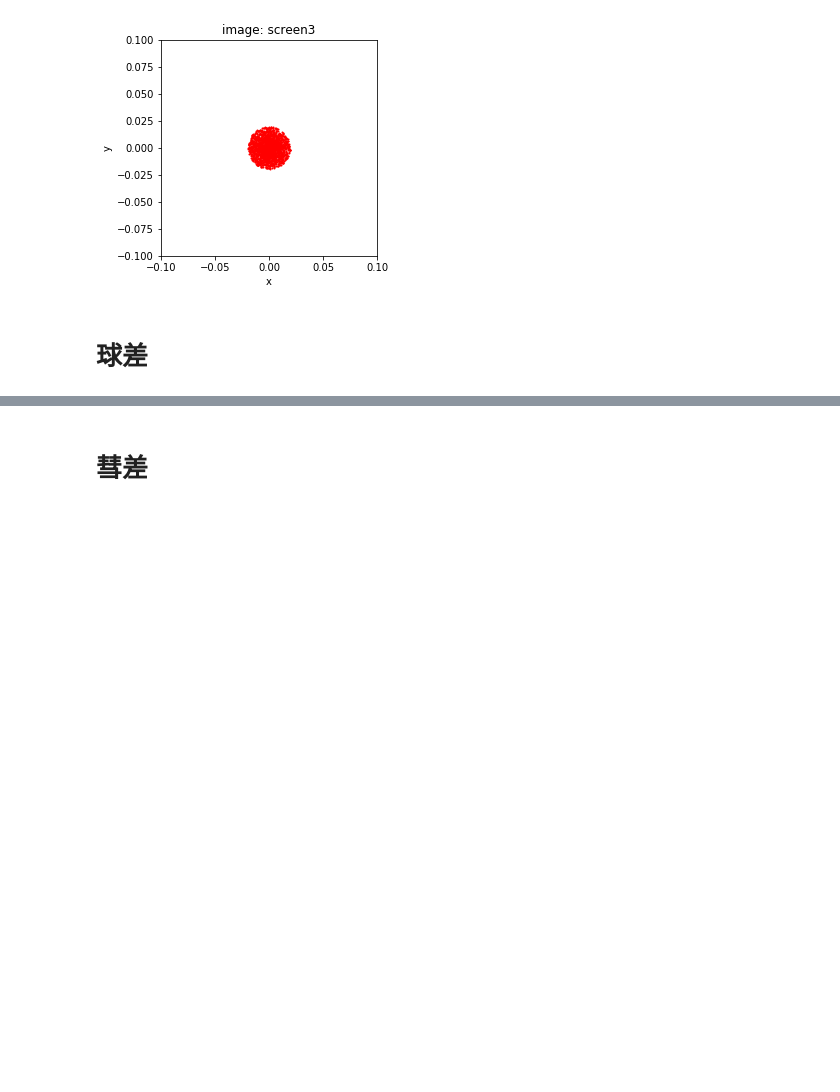
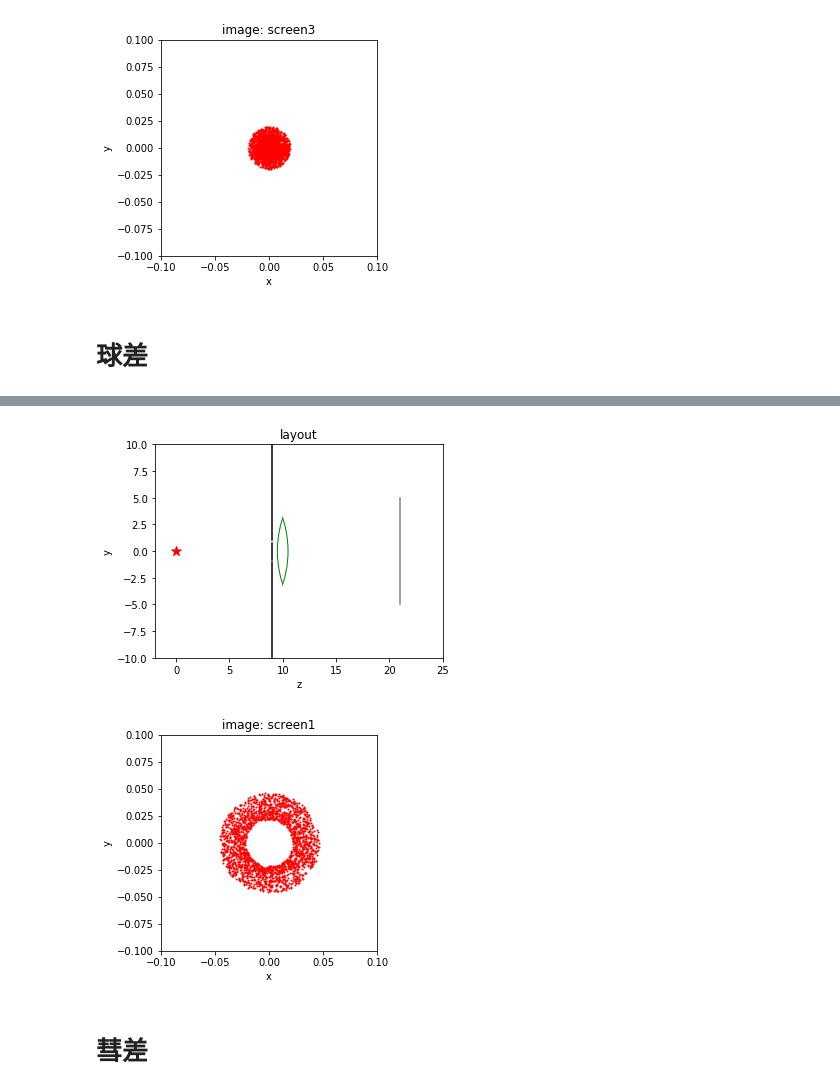
Before and after one commit to lhprojects/blog, a Jupyter notebook: JupyterNotebooks/SimpleRayTracing.ipynb, the cells around one changed output, grey strips where cells are left out. Drawn from its saved outputs; the diff is of its cells as text; code cells hidden in the pictures; blank space fills up the shorter version.

```diff
--- a/JupyterNotebooks/SimpleRayTracing.ipynb
+++ b/JupyterNotebooks/SimpleRayTracing.ipynb
@@ -557,3 +913,18 @@ screen1.draw_image(xlim=(-w,w), ylim=(-w,w), title="image: screen1")
+# %%
+sys = thin_lens_system(diaphragm_radius=1)
+oDiaphragm = sys.devices[0]
+sys.devices.insert(1, CircularDiaphragm(zc=oDiaphragm.zc, radius=0.8, transparency="outer"))
+
+screen1=Screen(x=0, y=0, z=21, w=10, h=10, color="gray")
+sys.add_device(screen1)
+sys.draw_figure(xlim=(-2, 25), ylim= (-10, 10), title="layout")
+
+sys.simulate(100000)
+w=0.1
+screen1.draw_image(xlim=(-w,w), ylim=(-w,w), title="image: screen1")
+# %% [output]
+[figure, added]
+[figure, added]
 # %% [markdown]
 # 彗差
 # %%
```
Also changed, not shown: parts of 10 cells of this notebook.
